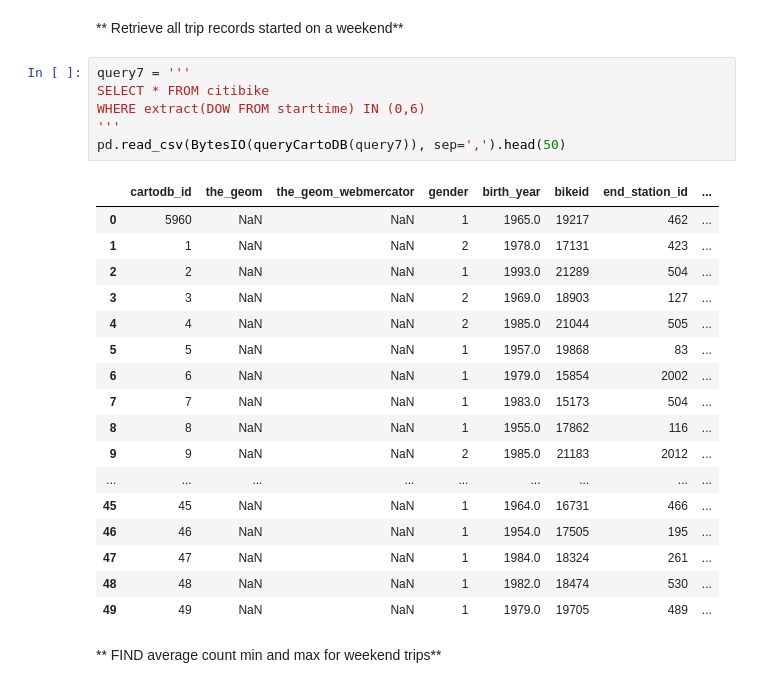
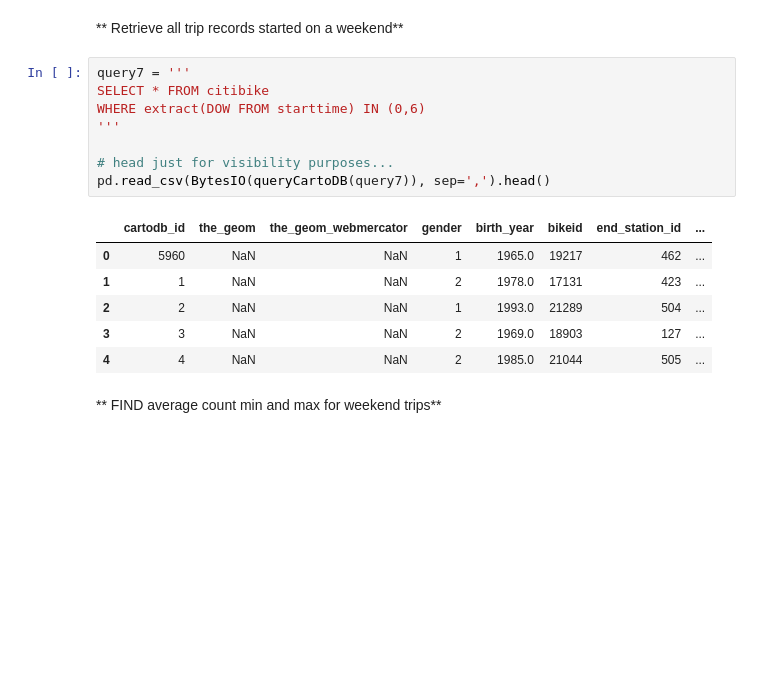
Before and after one commit to biabbiassago/PUI2017_bb1569, a Jupyter notebook: HW7_bb1569/SQLLab_bb1569.ipynb, the cells around one changed output. Cells and saved outputs as stored; diff of their text form; blank space fills up the shorter version.

```diff
--- a/HW7_bb1569/SQLLab_bb1569.ipynb
+++ b/HW7_bb1569/SQLLab_bb1569.ipynb
@@ -228,27 +201,18 @@ pd.read_csv(BytesIO(queryCartoDB(query6)), sep=',')
 # %%
 query7 = '''
 SELECT * FROM citibike
 WHERE extract(DOW FROM starttime) IN (0,6)
 '''
-pd.read_csv(BytesIO(queryCartoDB(query7)), sep=',').head(50)
+
+# head just for visibility purposes...
+pd.read_csv(BytesIO(queryCartoDB(query7)), sep=',').head()
 # %% [output]
 |  | cartodb_id | the_geom | the_geom_webmercator | gender | birth_year | bikeid | end_station_id | ... |
 | 0 | 5960 | NaN | NaN | 1 | 1965.0 | 19217 | 462 | ... |
 | 1 | 1 | NaN | NaN | 2 | 1978.0 | 17131 | 423 | ... |
 | 2 | 2 | NaN | NaN | 1 | 1993.0 | 21289 | 504 | ... |
 | 3 | 3 | NaN | NaN | 2 | 1969.0 | 18903 | 127 | ... |
 | 4 | 4 | NaN | NaN | 2 | 1985.0 | 21044 | 505 | ... |
-| 5 | 5 | NaN | NaN | 1 | 1957.0 | 19868 | 83 | ... |
-| 6 | 6 | NaN | NaN | 1 | 1979.0 | 15854 | 2002 | ... |
-| 7 | 7 | NaN | NaN | 1 | 1983.0 | 15173 | 504 | ... |
-| 8 | 8 | NaN | NaN | 1 | 1955.0 | 17862 | 116 | ... |
-| 9 | 9 | NaN | NaN | 2 | 1985.0 | 21183 | 2012 | ... |
-| ... | ... | ... | ... | ... | ... | ... | ... | ... |
-| 45 | 45 | NaN | NaN | 1 | 1964.0 | 16731 | 466 | ... |
-| 46 | 46 | NaN | NaN | 1 | 1954.0 | 17505 | 195 | ... |
-| 47 | 47 | NaN | NaN | 1 | 1984.0 | 18324 | 261 | ... |
-| 48 | 48 | NaN | NaN | 1 | 1982.0 | 18474 | 530 | ... |
-| 49 | 49 | NaN | NaN | 1 | 1979.0 | 19705 | 489 | ... |
 # %% [markdown]
 ** FIND average count min and max for weekend trips**
 # %%
```
Also changed, not shown: parts of 14 cells of this notebook.
